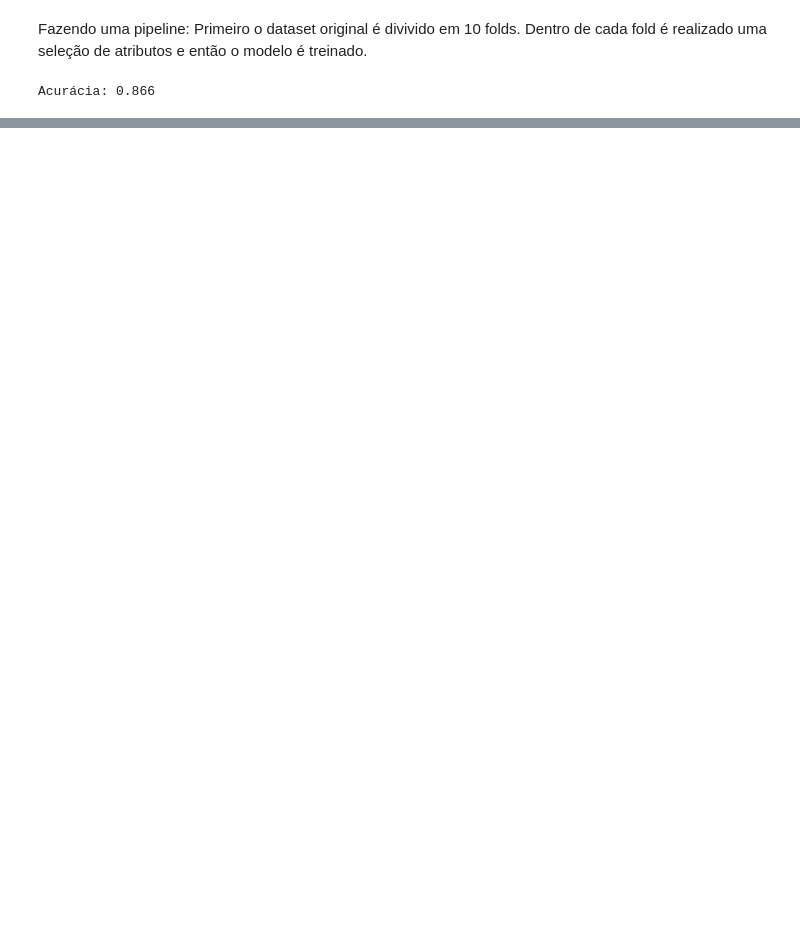
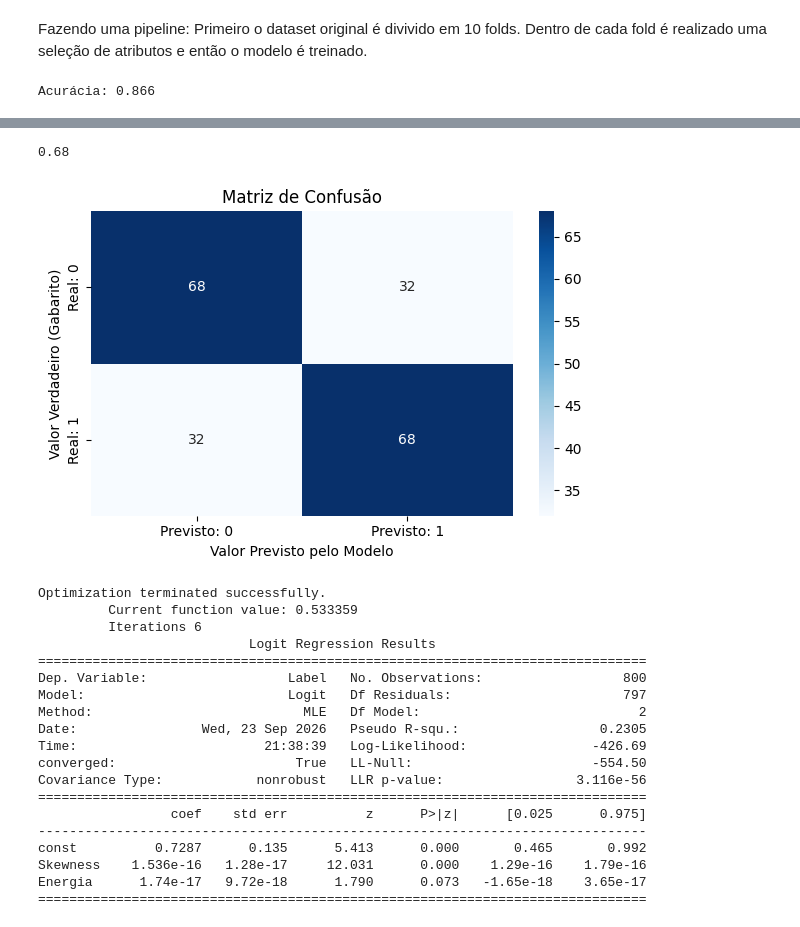
Before and after one commit to andrefsr/Estudos-em-Inteligencia-Artificial, a Jupyter notebook: 5 - Seleção de Atributos/gpr/main.ipynb, the cells around one changed output, grey strips where cells are left out. Saved outputs shown, nothing was run; the diff lists cells and outputs as text; code cells hidden in the pictures; blank space fills up the shorter version.

```diff
--- a/5 - Seleção de Atributos/gpr/main.ipynb
+++ b/5 - Seleção de Atributos/gpr/main.ipynb
@@ -115,0 +270,52 @@ Acurácia: 0.866
+# %%
+X = df[['Skewness','Energia']]
+Y = df['Label']
+
+X_train, X_test, Y_train, Y_test = train_test_split(X,Y,test_size=0.2,random_state=0)
+
+reglog.fit(X_train,Y_train)
+
+Y_predict = reglog.predict(X_test)
+
+print(accuracy_score(Y_test,Y_predict))
+
+matriz_c = confusion_matrix(Y_test,Y_predict)
+
+plt.figure(figsize=(6, 4))
+sns.heatmap(matriz_c, annot=True, fmt='d', cmap='Blues',
+            xticklabels=['Previsto: 0', 'Previsto: 1'],
+            yticklabels=['Real: 0', 'Real: 1'])
+
+plt.title('Matriz de Confusão')
+plt.ylabel('Valor Verdadeiro (Gabarito)')
+plt.xlabel('Valor Previsto pelo Modelo')
+plt.tight_layout()
+plt.show()
+
+X_train = sm.add_constant(X_train)
+
+modelo_sm = sm.Logit(Y_train, X_train).fit()
+
+print(modelo_sm.summary())
+# %% [output]
+0.68
+[figure, added]
+Optimization terminated successfully.
+         Current function value: 0.533359
+         Iterations 6
+                           Logit Regression Results
+==============================================================================
+Dep. Variable:                  Label   No. Observations:                  800
+Model:                          Logit   Df Residuals:                      797
+Method:                           MLE   Df Model:                            2
+Date:                Wed, 23 Sep 2026   Pseudo R-squ.:                  0.2305
+Time:                        21:38:39   Log-Likelihood:                -426.69
+converged:                       True   LL-Null:                       -554.50
+Covariance Type:            nonrobust   LLR p-value:                 3.116e-56
+==============================================================================
+                 coef    std err          z      P>|z|      [0.025      0.975]
+------------------------------------------------------------------------------
+const          0.7287      0.135      5.413      0.000       0.465       0.992
+Skewness    1.536e-16   1.28e-17     12.031      0.000    1.29e-16    1.79e-16
+Energia      1.74e-17   9.72e-18      1.790      0.073   -1.65e-18    3.65e-17
+==============================================================================
```
Also changed, not shown: parts of 12 cells of this notebook, 2 other files.
